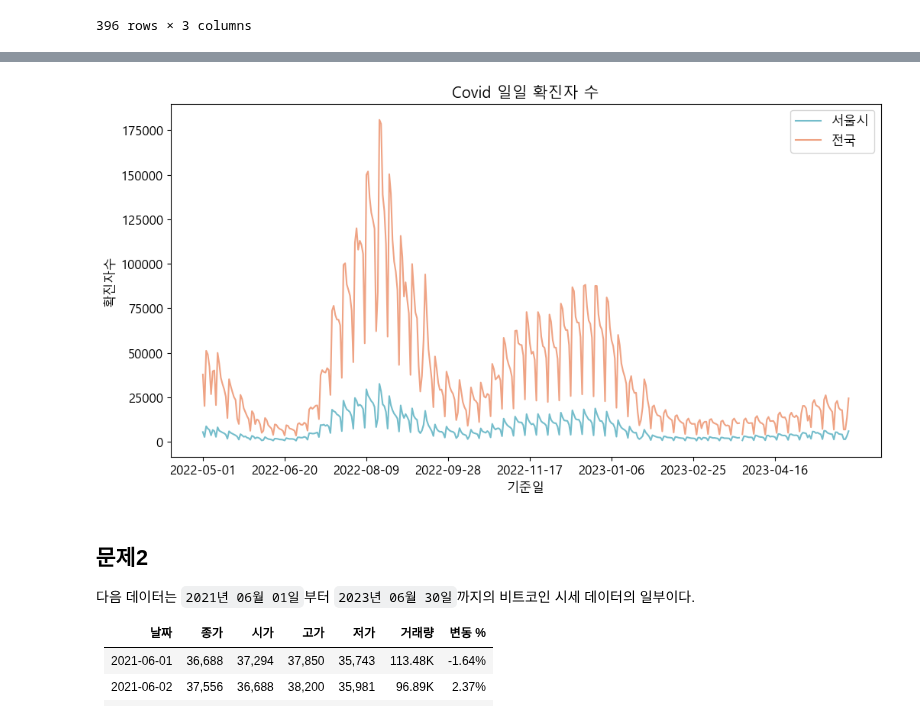
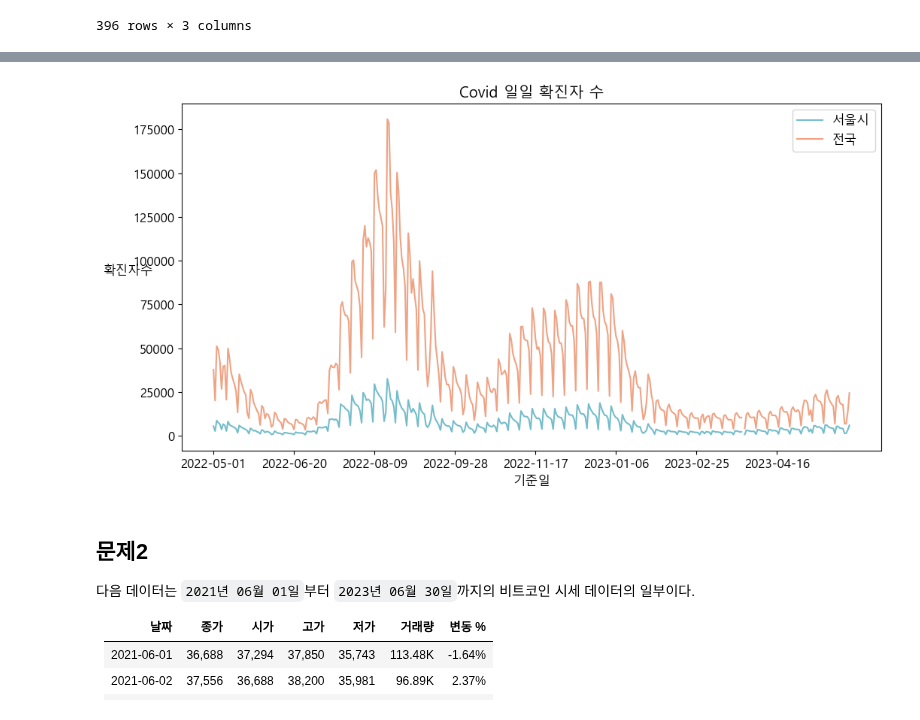
Before and after one commit to hyk2202/megait, a Jupyter notebook: megait/D. 탐색적 데이터 분석/05. 데이터 시각화/(1) Matplotlib/연구과제.ipynb, the cells around one changed output, grey strips where cells are left out. Cells and saved outputs as stored; diff of their text form; code cells hidden in the pictures.

```diff
--- a/megait/D. 탐색적 데이터 분석/05. 데이터 시각화/(1) Matplotlib/연구과제.ipynb
+++ b/megait/D. 탐색적 데이터 분석/05. 데이터 시각화/(1) Matplotlib/연구과제.ipynb
@@ -73,17 +73,17 @@ x, y1, y2, xticks_new
 # %%
 plt.figure()
 plt.title('Covid 일일 확진자 수')
 plt.plot(y1, color = '#74BDCB', label = '서울시')
 plt.plot(y2, color = '#EFA384', label = '전국')
 plt.legend()
 plt.xlabel('기준일')
 plt.xticks(x[::50], xticks_new[::50])
-plt.ylabel('확진자수')
+plt.ylabel('확진자수', rotation=0)
 plt.savefig('문제1.png',dpi = 300)
 plt.show()
 plt.close()
 # %% [output]
-[figure, old version]
+[figure, new version]
 # %% [markdown]
 ## 문제2
 
```
Also changed, not shown: parts of 5 cells of this notebook, 5 other files.
